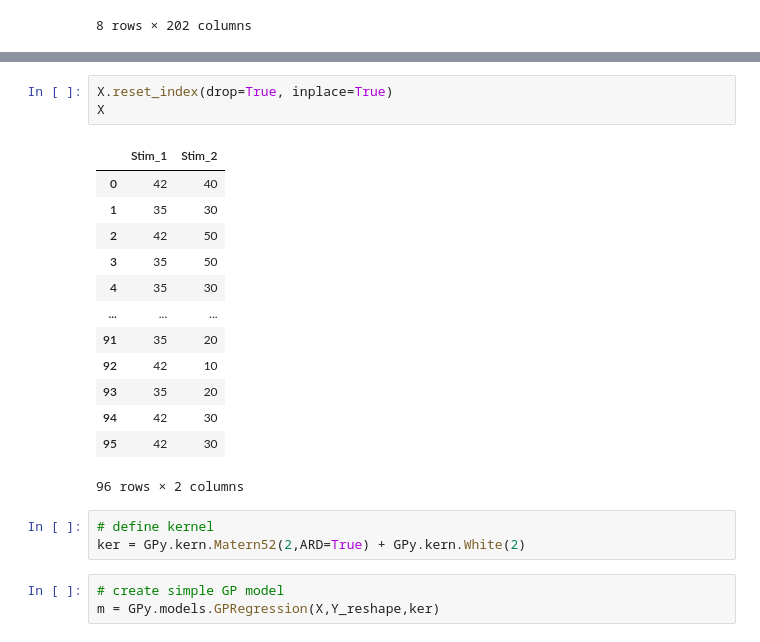
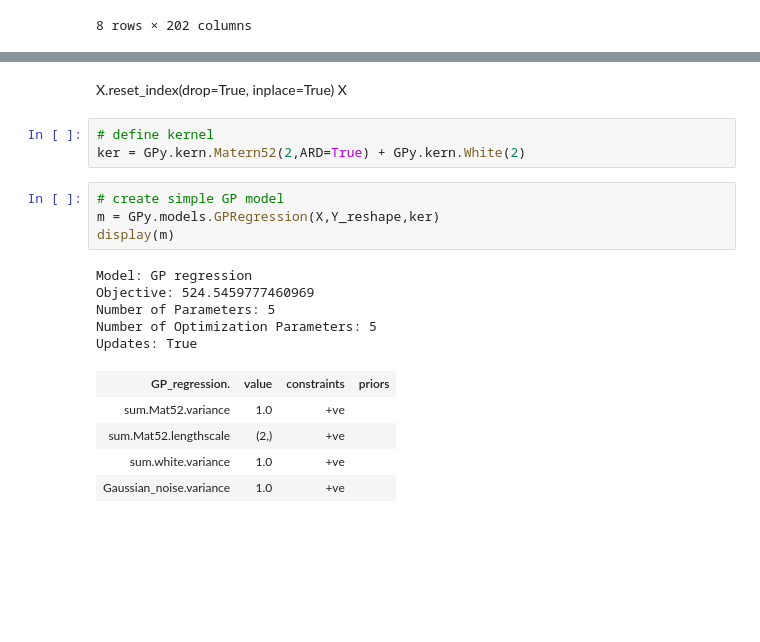
Before and after one commit to Simurgh818/NeuroGaussianProcess, a Jupyter notebook: GP_Anastheisa_vs_Awake.ipynb, the cells around one changed output, grey strips where cells are left out. Drawn from its saved outputs; the diff is of its cells as text; blank space fills up the shorter version.

```diff
--- a/GP_Anastheisa_vs_Awake.ipynb
+++ b/GP_Anastheisa_vs_Awake.ipynb
@@ -95,23 +114,21 @@ X
-# %%
-X.reset_index(drop=True, inplace=True)
-X
-# %% [output]
-|  | Stim_1 | Stim_2 |
-| 0 | 42 | 40 |
-| 1 | 35 | 30 |
-| 2 | 42 | 50 |
-| 3 | 35 | 50 |
-| 4 | 35 | 30 |
-| ... | ... | ... |
-| 91 | 35 | 20 |
-| 92 | 42 | 10 |
-| 93 | 35 | 20 |
-| 94 | 42 | 30 |
-| 95 | 42 | 30 |
-96 rows × 2 columns
+# %% [markdown]
+X.reset_index(drop=True, inplace=True)
+X
 # %%
 # define kernel
 ker = GPy.kern.Matern52(2,ARD=True) + GPy.kern.White(2)
 # %%
 # create simple GP model
 m = GPy.models.GPRegression(X,Y_reshape,ker)
+display(m)
+# %% [output]
+Model: GP regression
+Objective: 524.5459777460969
+Number of Parameters: 5
+Number of Optimization Parameters: 5
+Updates: True
+| GP_regression. | value | constraints | priors |
+| sum.Mat52.variance | 1.0 | +ve |  |
+| sum.Mat52.lengthscale | (2,) | +ve |  |
+| sum.white.variance | 1.0 | +ve |  |
+| Gaussian_noise.variance | 1.0 | +ve |  |
```
Also changed, not shown: parts of 10 cells of this notebook, 1 other file.
